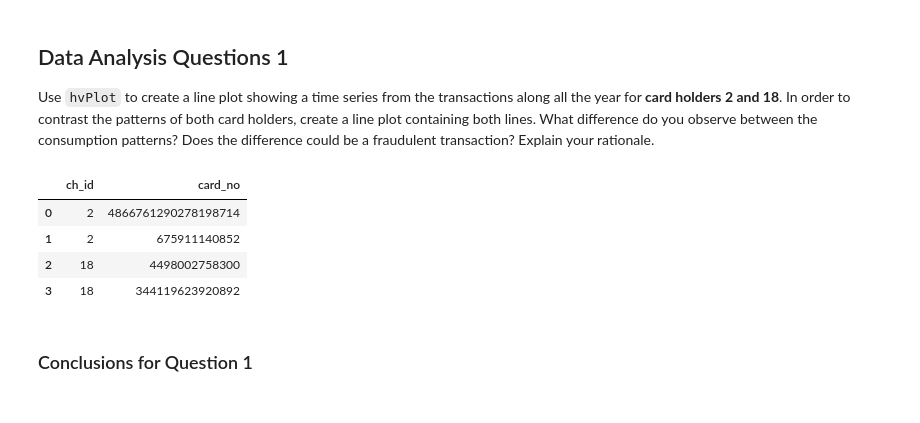
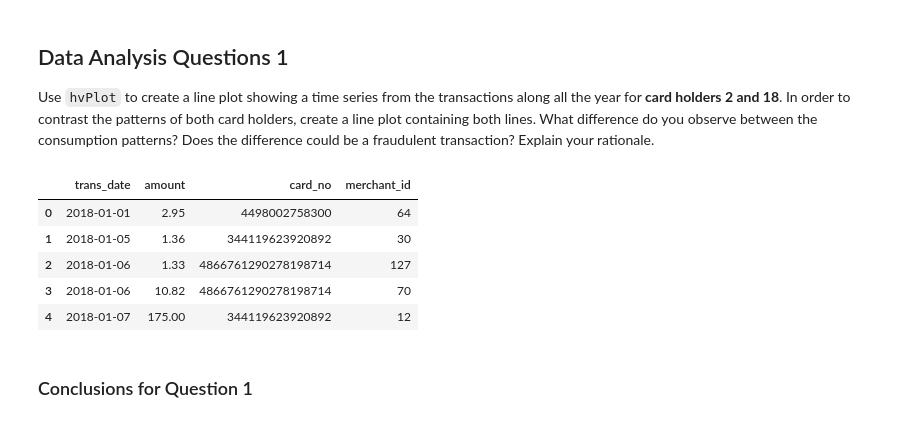
Before and after one commit to munipallea/Jul-23-SQL-HW, a Jupyter notebook: Starter_Files/visual_data_analysis.ipynb, the cells around one changed output. Cells and saved outputs as stored; diff of their text form; code cells hidden in the pictures.

Commit message:
Fixed sub query logic

```diff
--- a/Starter_Files/visual_data_analysis.ipynb
+++ b/Starter_Files/visual_data_analysis.ipynb
@@ -19,16 +19,17 @@ engine = create_engine("postgresql://postgres:Maxton13@localhost:5432/creditcard
    Use `hvPlot` to create a line plot showing a time series from the transactions along all the year for **card holders 2 and 18**. In order to contrast the patterns of both card holders, create a line plot containing both lines. What difference do you observe between the consumption patterns? Does the difference could be a fraudulent transaction? Explain your rationale.
 # %%
 # loading data for card holder 2 and 18 from the database
-query_cardnumbers= "SELECT ch_id, card_no FROM creditcard WHERE ch_id = 2 OR ch_id = 18;"
-query_all_transactions=
+query_cardnumbers= "SELECT trans_date,amount,card_no,merchant_id FROM transaction_list WHERE card_no IN (SELECT card_no FROM creditcard WHERE ch_id = 2 OR ch_id=18);"
 transactions_forcards_df = pd.read_sql(query_cardnumbers, engine)
-transactions_master=pd.read_sql(query_cardnumbers, engine)
+#transactions_master=pd.read_sql(query_cardnumbers, engine)
+transactions_forcards_df.head()
 # %% [output]
-|  | ch_id | card_no |
-| 0 | 2 | 4866761290278198714 |
-| 1 | 2 | 675911140852 |
-| 2 | 18 | 4498002758300 |
-| 3 | 18 | 344119623920892 |
+|  | trans_date | amount | card_no | merchant_id |
+| 0 | 2018-01-01 | 2.95 | 4498002758300 | 64 |
+| 1 | 2018-01-05 | 1.36 | 344119623920892 | 30 |
+| 2 | 2018-01-06 | 1.33 | 4866761290278198714 | 127 |
+| 3 | 2018-01-06 | 10.82 | 4866761290278198714 | 70 |
+| 4 | 2018-01-07 | 175.00 | 344119623920892 | 12 |
 # %%
 # plot for cardholder 2
 # %%
```
